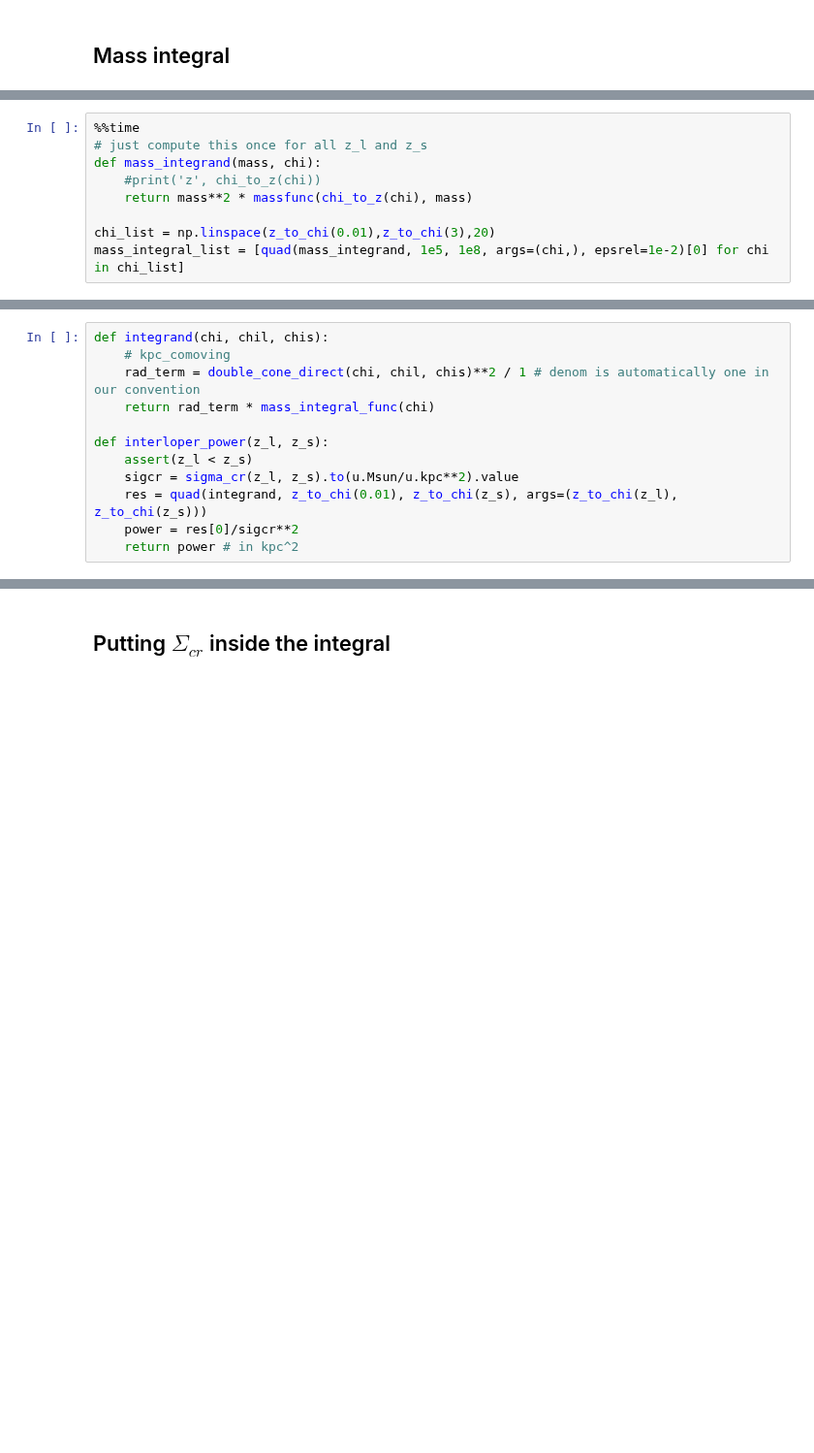
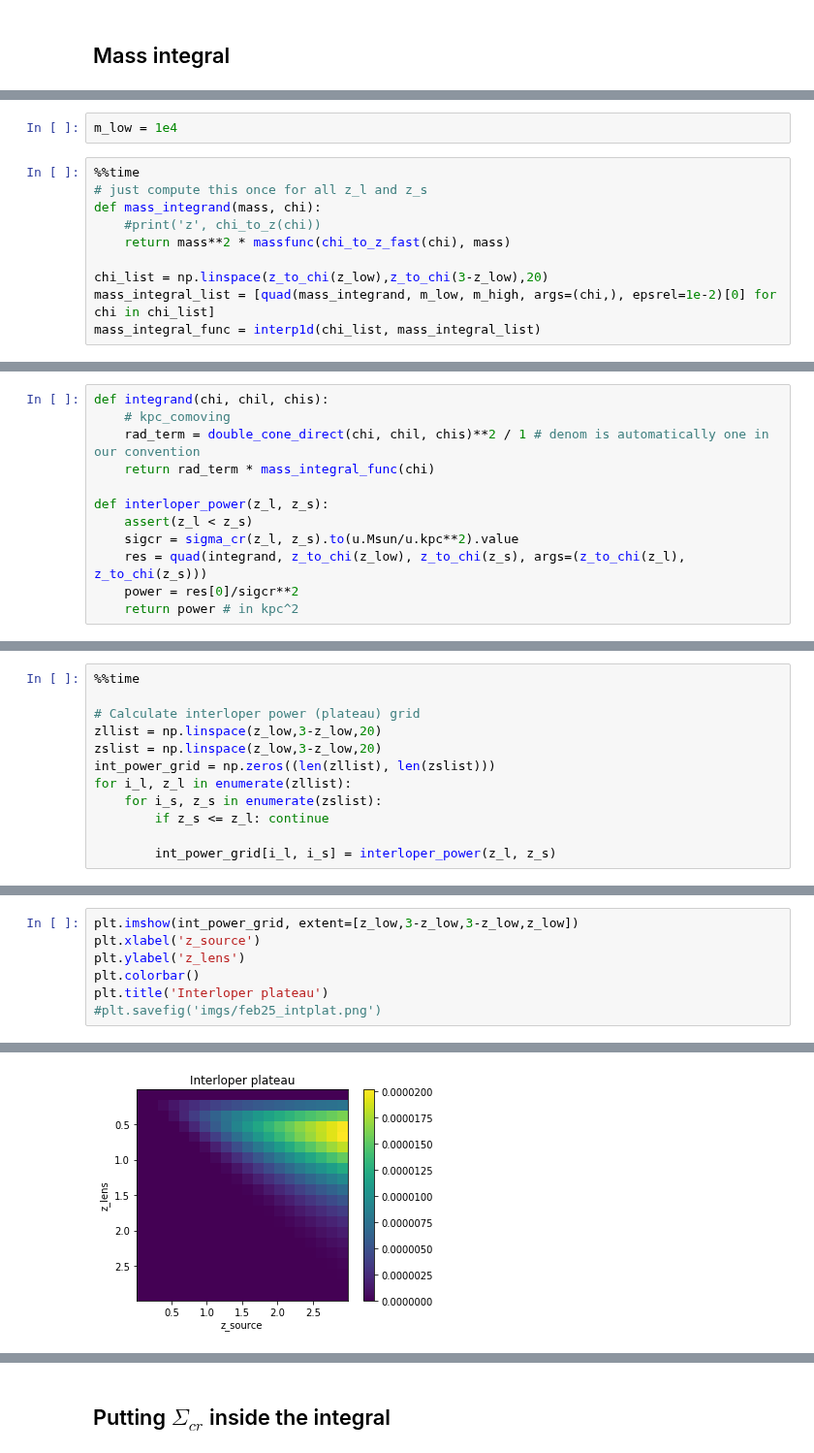
Before and after one commit to acagansengul/interlopers, a Jupyter notebook: plateau.ipynb, the cells around one changed output, grey strips where cells are left out. Shown at 97% size. Cells and saved outputs as stored; diff of their text form; blank space fills up the shorter version.

```diff
--- a/plateau.ipynb
+++ b/plateau.ipynb
@@ -136,10 +121,13 @@ def z_to_chi(z):
+# %%
+m_low = 1e4
 # %%
 %%time
 # just compute this once for all z_l and z_s
 def mass_integrand(mass, chi):
     #print('z', chi_to_z(chi))
-    return mass**2 * massfunc(chi_to_z(chi), mass)
+    return mass**2 * massfunc(chi_to_z_fast(chi), mass)
 
-chi_list = np.linspace(z_to_chi(0.01),z_to_chi(3),20)
-mass_integral_list = [quad(mass_integrand, 1e5, 1e8, args=(chi,), epsrel=1e-2)[0] for chi in chi_list]
+chi_list = np.linspace(z_to_chi(z_low),z_to_chi(3-z_low),20)
+mass_integral_list = [quad(mass_integrand, m_low, m_high, args=(chi,), epsrel=1e-2)[0] for chi in chi_list]
+mass_integral_func = interp1d(chi_list, mass_integral_list)
 # %% [output]
@@ -163,6 +149,6 @@ def integrand(chi, chil, chis):
 def interloper_power(z_l, z_s):
     assert(z_l < z_s)
     sigcr = sigma_cr(z_l, z_s).to(u.Msun/u.kpc**2).value
-    res = quad(integrand, z_to_chi(0.01), z_to_chi(z_s), args=(z_to_chi(z_l), z_to_chi(z_s)))
+    res = quad(integrand, z_to_chi(z_low), z_to_chi(z_s), args=(z_to_chi(z_l), z_to_chi(z_s)))
     power = res[0]/sigcr**2
     return power # in kpc^2
@@ -212,0 +161,12 @@ interloper_power(.5, 3)
+# %%
+%%time
+
+# Calculate interloper power (plateau) grid
+zllist = np.linspace(z_low,3-z_low,20)
+zslist = np.linspace(z_low,3-z_low,20)
+int_power_grid = np.zeros((len(zllist), len(zslist)))
+for i_l, z_l in enumerate(zllist):
+    for i_s, z_s in enumerate(zslist):
+        if z_s <= z_l: continue
+
+        int_power_grid[i_l, i_s] = interloper_power(z_l, z_s)
@@ -212,0 +183,8 @@ interloper_power(.5, 3)
+# %%
+plt.imshow(int_power_grid, extent=[z_low,3-z_low,3-z_low,z_low])
+plt.xlabel('z_source')
+plt.ylabel('z_lens')
+plt.colorbar()
+plt.title('Interloper plateau')
+#plt.savefig('imgs/feb25_intplat.png')
+# %% [output]
@@ -212,0 +192 @@ interloper_power(.5, 3)
+[figure, added]
```
Also changed, not shown: parts of 50 cells of this notebook, 5 other files.
